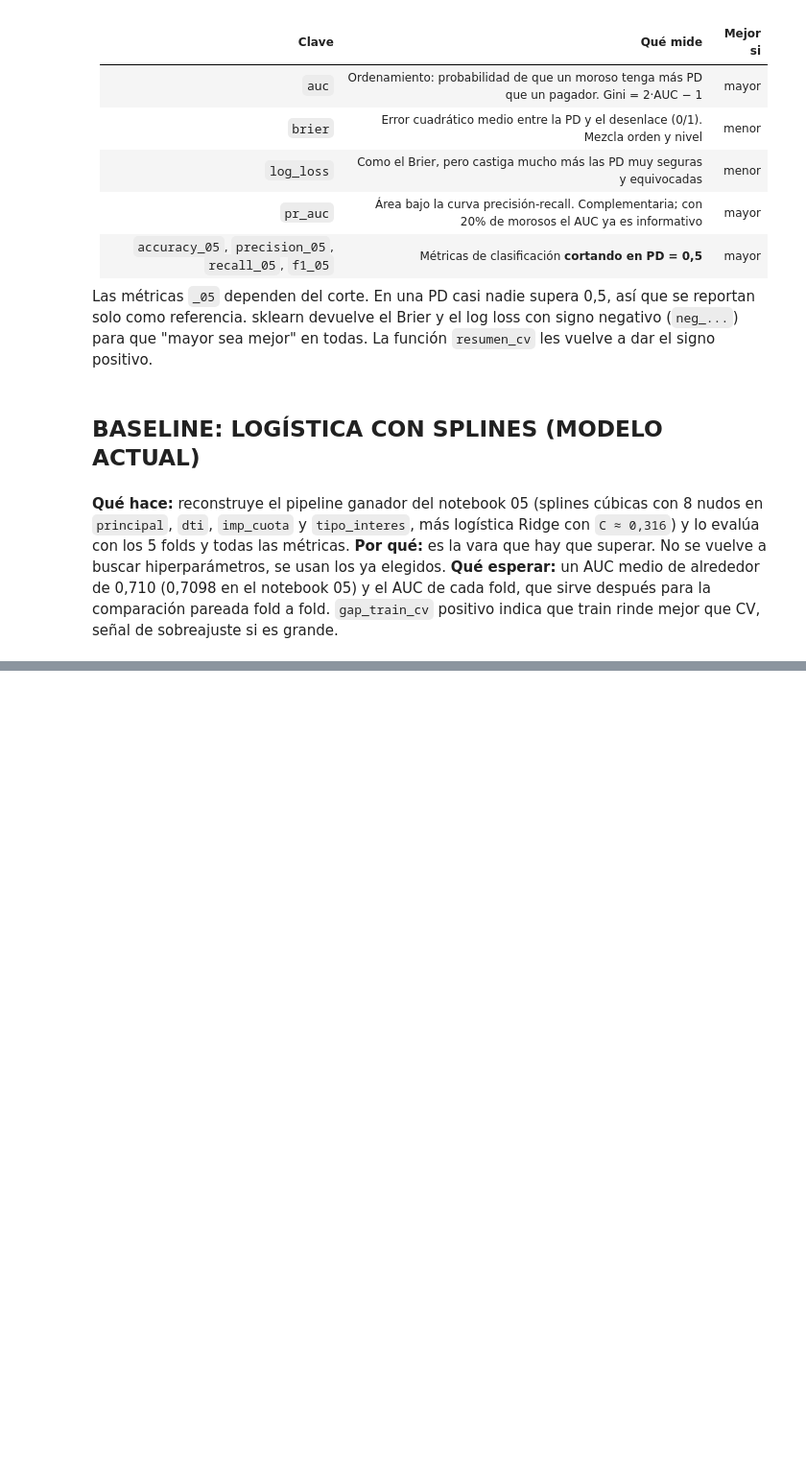
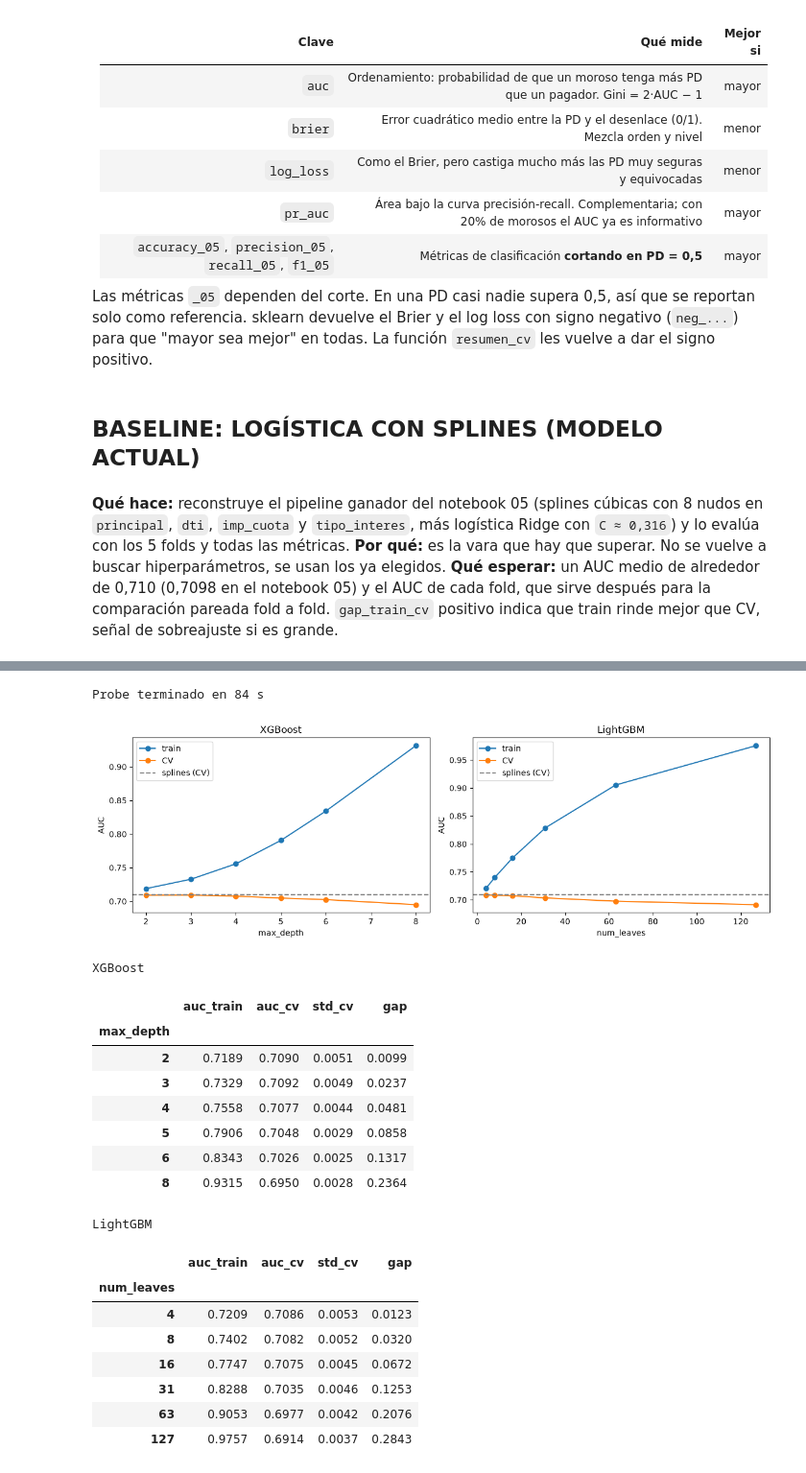
Before and after one commit to agus-chaud/scoring-crediticio, a Jupyter notebook: Notebooks/05_1_Modelizacion PD challengers.ipynb, the cells around one changed output, grey strips where cells are left out. Shown at 96% size. Saved outputs shown, nothing was run; the diff lists cells and outputs as text; code cells hidden in the pictures; blank space fills up the shorter version.

```diff
--- a/Notebooks/05_1_Modelizacion PD challengers.ipynb
+++ b/Notebooks/05_1_Modelizacion PD challengers.ipynb
@@ -193,0 +211,68 @@ El modelo no es malo: ordena bien (AUC 0,71). El corte en 0,5 no tiene sentido c
+# %%
+from sklearn.model_selection import validation_curve
+
+cv_probe = StratifiedKFold(n_splits=3, shuffle=True, random_state=SEMILLA)
+
+pipe_xgb = Pipeline([
+    ('preprocesador', clone(preprocesador)),
+    ('algoritmo', XGBClassifier(n_estimators=300, learning_rate=0.05, tree_method='hist', eval_metric='logloss',
+                                n_jobs=1, random_state=SEMILLA)),
+])
+pipe_lgbm = Pipeline([
+    ('preprocesador', clone(preprocesador)),
+    ('algoritmo', LGBMClassifier(n_estimators=300, learning_rate=0.05, n_jobs=1, verbose=-1,
+                                 random_state=SEMILLA)),
+])
+
+probes = {
+    'XGBoost': (pipe_xgb, 'algoritmo__max_depth', [2, 3, 4, 5, 6, 8]),
+    'LightGBM': (pipe_lgbm, 'algoritmo__num_leaves', [4, 8, 16, 31, 63, 127]),
+}
+
+inicio = time.time()
+resultados_probe = {}
+for nombre, (pipe, parametro, valores) in probes.items():
+    auc_train, auc_cv = validation_curve(pipe, train_x, train_y, param_name=parametro, param_range=valores,
+                                         cv=cv_probe, scoring='roc_auc', n_jobs=-1)
+    resultados_probe[nombre] = pd.DataFrame({'auc_train': auc_train.mean(axis=1), 'auc_cv': auc_cv.mean(axis=1),
+                                             'std_cv': auc_cv.std(axis=1)},
+                                            index=pd.Index(valores, name=parametro.split('__')[1]))
+    resultados_probe[nombre]['gap'] = resultados_probe[nombre]['auc_train'] - resultados_probe[nombre]['auc_cv']
+print(f'Probe terminado en {time.time() - inicio:.0f} s')
+
+fig, ejes = plt.subplots(1, 2, figsize=(12, 4))
+for eje, (nombre, tabla) in zip(ejes, resultados_probe.items()):
+    eje.plot(tabla.index, tabla['auc_train'], marker='o', label='train')
+    eje.plot(tabla.index, tabla['auc_cv'], marker='o', label='CV')
+    eje.axhline(0.7098, color='grey', linestyle='--', label='splines (CV)')
+    eje.set_title(nombre)
+    eje.set_xlabel(tabla.index.name)
+    eje.set_ylabel('AUC')
+    eje.legend()
+plt.tight_layout()
+plt.show()
+
+for nombre, tabla in resultados_probe.items():
+    print(nombre)
+    display(tabla)
+# %% [output]
+Probe terminado en 84 s
+[figure, added]
+XGBoost
+|  | auc_train | auc_cv | std_cv | gap |
+| max_depth |  |  |  |  |
+| 2 | 0.7189 | 0.7090 | 0.0051 | 0.0099 |
+| 3 | 0.7329 | 0.7092 | 0.0049 | 0.0237 |
+| 4 | 0.7558 | 0.7077 | 0.0044 | 0.0481 |
+| 5 | 0.7906 | 0.7048 | 0.0029 | 0.0858 |
+| 6 | 0.8343 | 0.7026 | 0.0025 | 0.1317 |
+| 8 | 0.9315 | 0.6950 | 0.0028 | 0.2364 |
+LightGBM
+|  | auc_train | auc_cv | std_cv | gap |
+| num_leaves |  |  |  |  |
+| 4 | 0.7209 | 0.7086 | 0.0053 | 0.0123 |
+| 8 | 0.7402 | 0.7082 | 0.0052 | 0.0320 |
+| 16 | 0.7747 | 0.7075 | 0.0045 | 0.0672 |
+| 31 | 0.8288 | 0.7035 | 0.0046 | 0.1253 |
+| 63 | 0.9053 | 0.6977 | 0.0042 | 0.2076 |
+| 127 | 0.9757 | 0.6914 | 0.0037 | 0.2843 |
```
Also changed, not shown: parts of 5 cells of this notebook, 1 other file.
